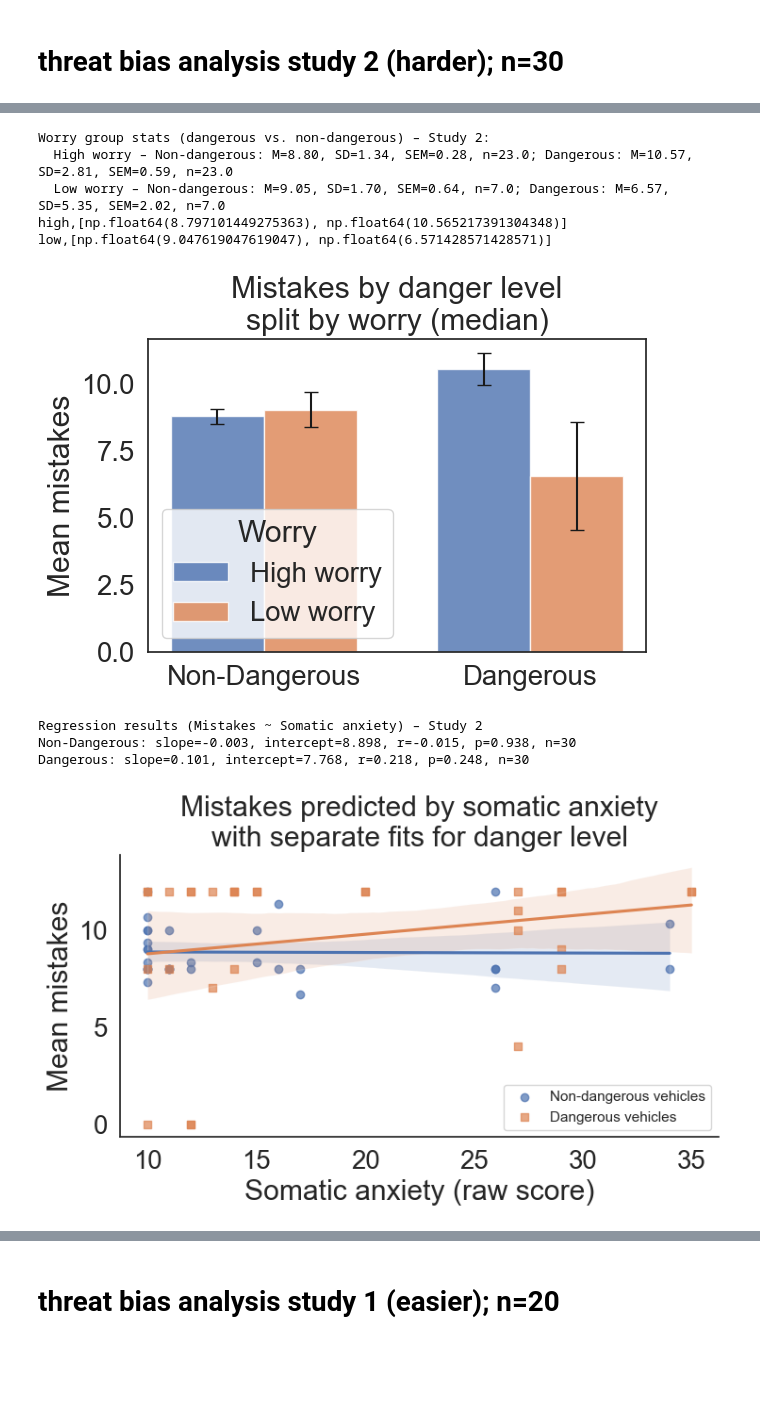
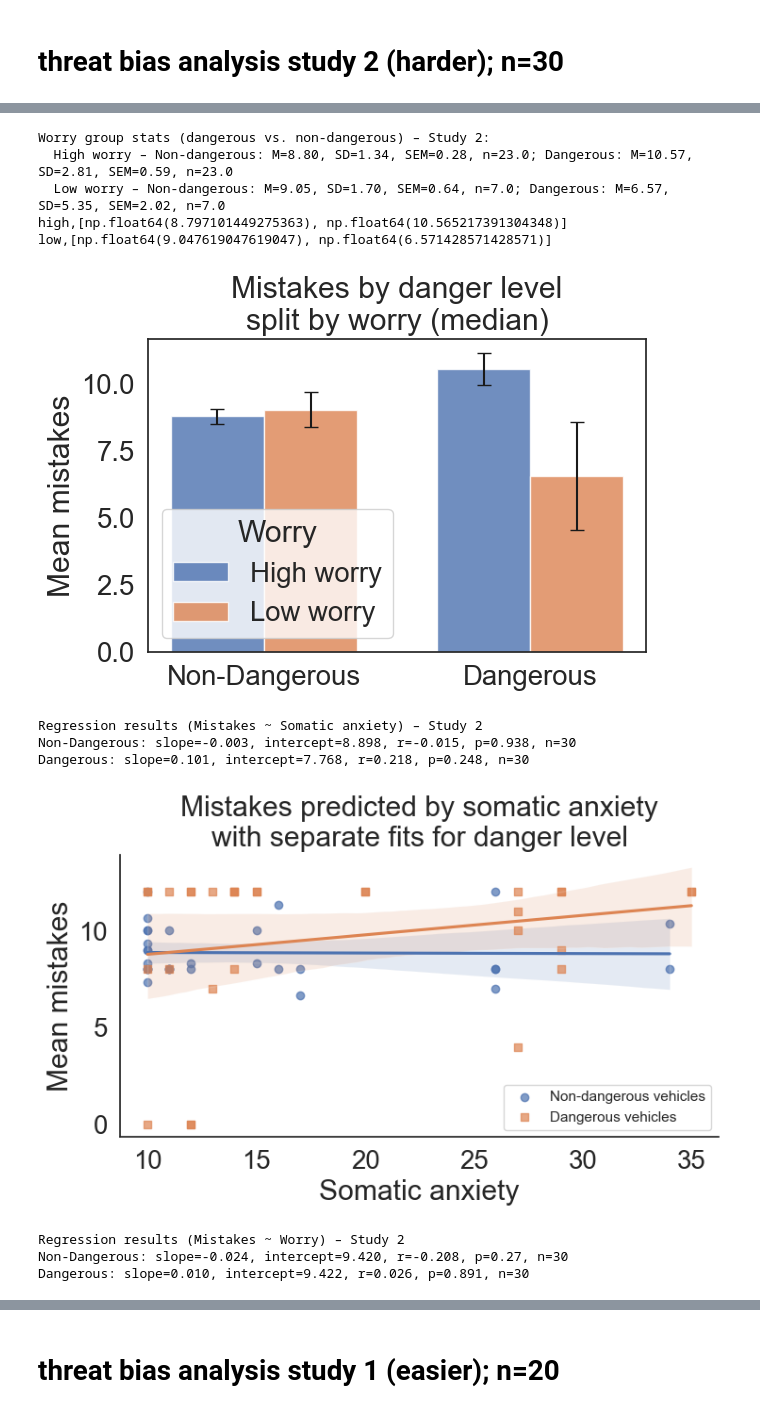
Before and after one commit to hadasschiff/TaskGeneralization, a Jupyter notebook: analysis/generalization_analysis.ipynb, the cells around one changed output, grey strips where cells are left out. Cells and saved outputs as stored; diff of their text form; code cells hidden in the pictures; blank space fills up the shorter version.

```diff
--- a/analysis/generalization_analysis.ipynb
+++ b/analysis/generalization_analysis.ipynb
@@ -362,7 +362,7 @@ def main():
 
     )
 
-    plt.xlabel("Somatic anxiety (raw score)")
+    plt.xlabel("Somatic anxiety")
     plt.ylabel("Mean mistakes")
     plt.title("Mistakes predicted by somatic anxiety\nwith separate fits for danger level")
     plt.legend(loc="lower right", fontsize=11)
@@ -371,6 +371,51 @@ def main():
 
     plt.show()
 
+    # ── NEW plot: mistakes ~ worry (separate fits) ─────────────
+    df_worry_long = pd.DataFrame({
+        "worry": np.repeat(res[WORRY_COL].values, 2),
+        "mistakes": np.concatenate([
+            res["mistakes_nondangerous"].values,
+            res["mistakes_dangerous"].values
+        ]),
+        "category": (["Non-Dangerous"] * len(res)) + (["Dangerous"] * len(res))
+    })
+
+    # Regression stats for each category
+    print("\nRegression results (Mistakes ~ Worry) – Study 2")
+    for cat in df_worry_long["category"].unique():
+        sub = df_worry_long[df_worry_long["category"] == cat]
+        slope, intercept, r_value, p_value, std_err = stats.linregress(
+            sub["worry"], sub["mistakes"]
+        )
+        print(f"{cat}: slope={slope:.3f}, intercept={intercept:.3f}, "
+            f"r={r_value:.3f}, p={p_value:.3g}, n={len(sub)}")
+
+    # Use the same pretty labels
+    df_worry_long["category"] = df_worry_long["category"].map(label_map)
+
+    # Plot
+    sns.lmplot(
+        data=df_worry_long,
+        x="worry",
+        y="mistakes",
+        hue="category",
+        height=5,
+        aspect=1.6,
+        markers=["o", "s"],
+        scatter_kws=dict(alpha=0.7),
+        legend=False
+    )
+
+    plt.xlabel("Worry")
+    plt.ylabel("Mean mistakes")
+    plt.title("Mistakes predicted by worry\nwith separate fits for danger level")
+    plt.legend(loc="lower right", fontsize=11)
+    plt.tight_layout()
+    plt.savefig("worry_mistakes_separate_fits_study2.png", dpi=300)
+    plt.show()
+
+
 
 if __name__ == "__main__":
     main()
@@ -407,31 +452,34 @@ Cor(mistakes_dangerous, somatic_anxiety): Pearson r=0.250, p=0.183; Spearman ρ=
 
 Cor(total_mistakes, worry): Pearson r=0.167, p=0.379; Spearman ρ=0.179, p=0.343
 
 Cor(total_mistakes, somatic_anxiety): Pearson r=-0.076, p=0.689; Spearman ρ=-0.027, p=0.886
 
 ... (11 lines left out)
 
 Cor(prop_unshared_medium_car, worry): Pearson r=0.252, p=0.454; Spearman ρ=0.095, p=0.78
 
 Cor(prop_unshared_medium_car, somatic_anxiety): Pearson r=0.128, p=0.708; Spearman ρ=0.089, p=0.795
 [figure]
 Figure 3a stats (dangerous vs. non-dangerous):
   Non-dangerous: M=8.86, SD=1.40, SEM=0.26, n=30
   Dangerous:     M=9.63, SD=3.85, SEM=0.70, n=30
 
 Figure 4b stats (dangerous vs. non-dangerous) – Study 2:
   High soma – Non-dangerous: M=8.51, SD=1.21, SEM=0.31, n=15; Dangerous: M=10.27, SD=3.35, SEM=0.86, n=15
   Low soma – Non-dangerous: M=9.20, SD=1.53, SEM=0.40, n=15; Dangerous: M=9.00, SD=4.33, SEM=1.12, n=15
 high,[np.float64(8.511111111111111), np.float64(10.266666666666667)]
 low,[np.float64(9.2), np.float64(9.0)]
 [figure]
 Worry group stats (dangerous vs. non-dangerous) – Study 2:
   High worry – Non-dangerous: M=8.80, SD=1.34, SEM=0.28, n=23.0; Dangerous: M=10.57, SD=2.81, SEM=0.59, n=23.0
   Low worry – Non-dangerous: M=9.05, SD=1.70, SEM=0.64, n=7.0; Dangerous: M=6.57, SD=5.35, SEM=2.02, n=7.0
 high,[np.float64(8.797101449275363), np.float64(10.565217391304348)]
 low,[np.float64(9.047619047619047), np.float64(6.571428571428571)]
 [figure]
 Regression results (Mistakes ~ Somatic anxiety) – Study 2
 Non-Dangerous: slope=-0.003, intercept=8.898, r=-0.015, p=0.938, n=30
 Dangerous: slope=0.101, intercept=7.768, r=0.218, p=0.248, n=30
-[figure, old version]
+[figure, new version]
+Regression results (Mistakes ~ Worry) – Study 2
+Non-Dangerous: slope=-0.024, intercept=9.420, r=-0.208, p=0.27, n=30
+Dangerous: slope=0.010, intercept=9.422, r=0.026, p=0.891, n=30
```
Also changed, not shown: parts of 1 cell of this notebook, 7 other files.
